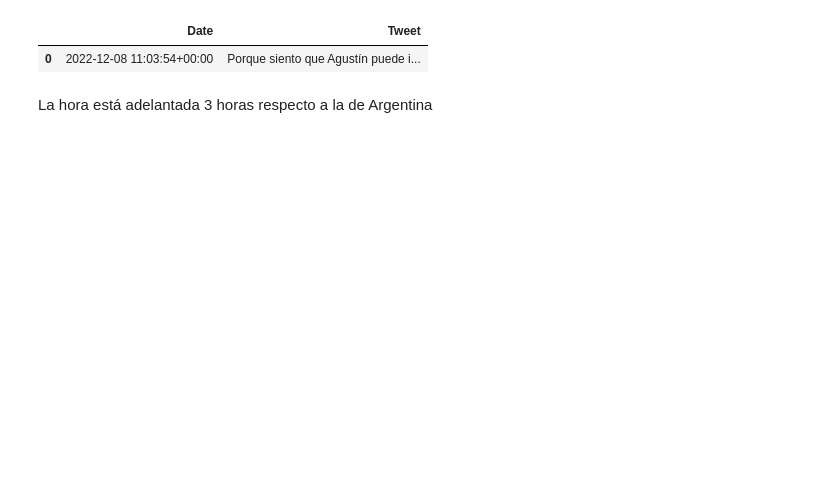
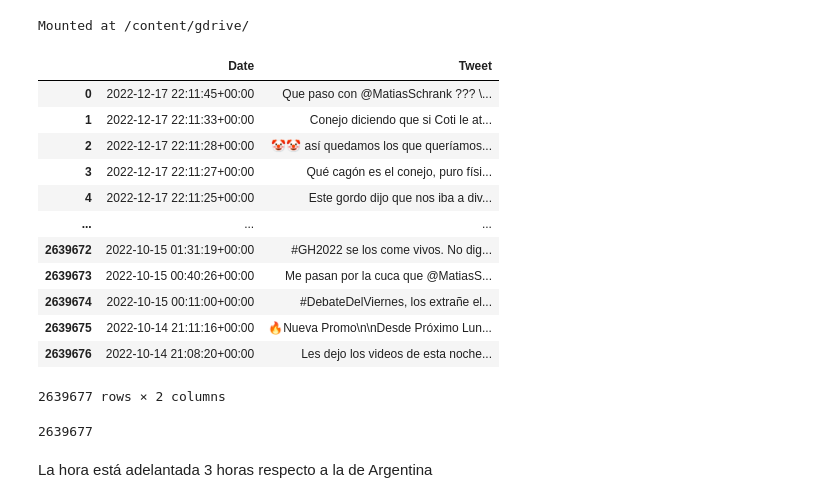
Before and after one commit to nvrancovich/gh22-twitter-PLN, a Jupyter notebook: notebooks/menciones.ipynb, the cells around one changed output. Cells and saved outputs as stored; diff of their text form; code cells hidden in the pictures; blank space fills up the shorter version.

```diff
--- a/notebooks/menciones.ipynb
+++ b/notebooks/menciones.ipynb
@@ -11,8 +7,31 @@ df = pd.read_csv(url, index_col=0)
+# %%
+from google.colab import drive
+
+drive.mount('/content/gdrive/', force_remount=True)
+# %% [output]
+Mounted at /content/gdrive/
+# %%
+df = pd.read_csv('/content/gdrive/MyDrive/proyectos/gh22-twitter-PLN/data/tweets.csv', index_col=0)
 # %%
-df.head(1)
+df
 # %% [output]
 |  | Date | Tweet |
-| 0 | 2022-12-08 11:03:54+00:00 | Porque siento que Agustín puede i... |
+| 0 | 2022-12-17 22:11:45+00:00 | Que paso con @MatiasSchrank ??? \... |
+| 1 | 2022-12-17 22:11:33+00:00 | Conejo diciendo que si Coti le at... |
+| 2 | 2022-12-17 22:11:28+00:00 | 🤡🤡 así quedamos los que queríamos... |
+| 3 | 2022-12-17 22:11:27+00:00 | Qué cagón es el conejo, puro físi... |
+| 4 | 2022-12-17 22:11:25+00:00 | Este gordo dijo que nos iba a div... |
+| ... | ... | ... |
+| 2639672 | 2022-10-15 01:31:19+00:00 | #GH2022 se los come vivos. No dig... |
+| 2639673 | 2022-10-15 00:40:26+00:00 | Me pasan por la cuca que @MatiasS... |
+| 2639674 | 2022-10-15 00:11:00+00:00 | #DebateDelViernes, los extrañe el... |
+| 2639675 | 2022-10-14 21:11:16+00:00 | 🔥Nueva Promo\n\nDesde Próximo Lun... |
+| 2639676 | 2022-10-14 21:08:20+00:00 | Les dejo los videos de esta noche... |
+2639677 rows × 2 columns
+# %%
+len(df)
+# %% [output]
+2639677
 # %% [markdown]
 La hora está adelantada 3 horas respecto a la de Argentina
 # %%
```
Also changed, not shown: parts of 16 cells of this notebook.
